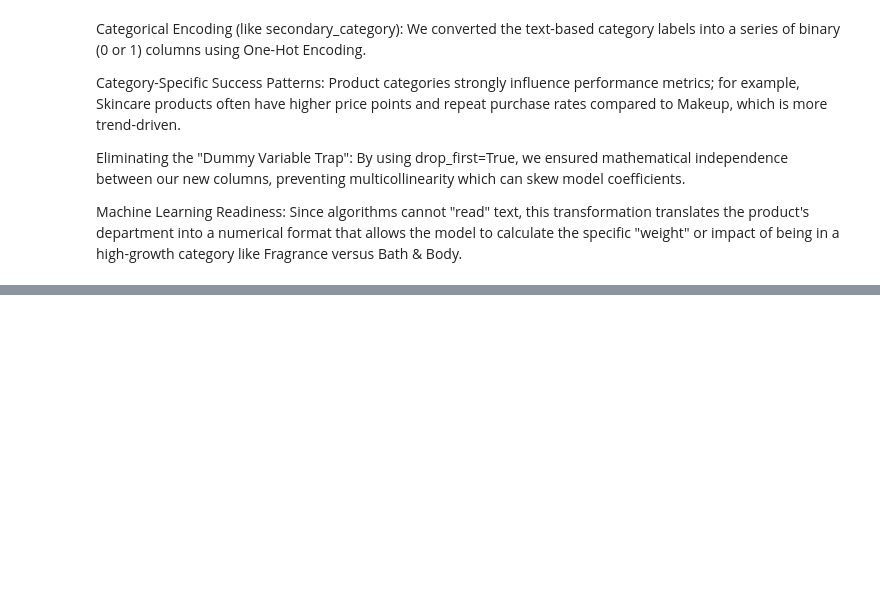
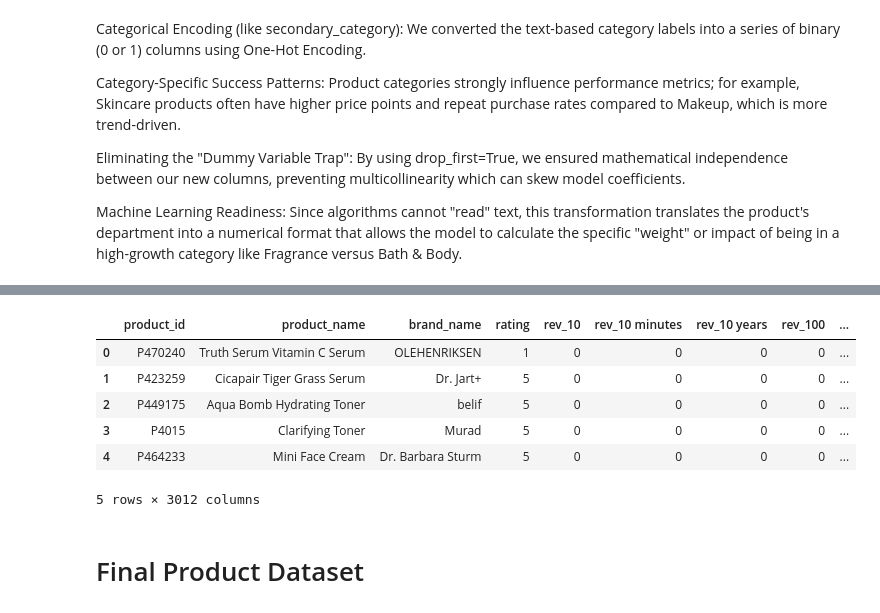
Before and after one commit to xuany823/ads508-FinalProject-Team1, a Jupyter notebook: Data Transformation and Engineering.ipynb, the cells around one changed output, grey strips where cells are left out. Saved outputs shown, nothing was run; the diff lists cells and outputs as text; code cells hidden in the pictures; blank space fills up the shorter version.

```diff
--- a/Data Transformation and Engineering.ipynb
+++ b/Data Transformation and Engineering.ipynb
@@ -578,3 +855,30 @@ Machine Learning Readiness: Since algorithms cannot "read" text, this transforma
+# %%
+sentiment_df = df_reviews_vader[
+    ['negative_score', 'neutral_score', 'positive_score', 'compound_score']
+].reset_index(drop=True)
+
+reviews_tfidf_df = pd.concat(
+    [reviews_tfidf_df.reset_index(drop=True), sentiment_df],
+    axis=1
+)
+
+scaler = StandardScaler()
+
+reviews_tfidf_df[['negative_score', 'neutral_score', 'positive_score', 'compound_score']] = scaler.fit_transform(
+    reviews_tfidf_df[['negative_score', 'neutral_score', 'positive_score', 'compound_score']]
+)
+
+reviews_tfidf_df.head()
+# %% [output]
+|  | product_id | product_name | brand_name | rating | rev_10 | rev_10 minutes | rev_10 years | rev_100 | ... |
+| 0 | P470240 | Truth Serum Vitamin C Serum | OLEHENRIKSEN | 1 | 0 | 0 | 0 | 0 | ... |
+| 1 | P423259 | Cicapair Tiger Grass Serum | Dr. Jart+ | 5 | 0 | 0 | 0 | 0 | ... |
+| 2 | P449175 | Aqua Bomb Hydrating Toner | belif | 5 | 0 | 0 | 0 | 0 | ... |
+| 3 | P4015 | Clarifying Toner | Murad | 5 | 0 | 0 | 0 | 0 | ... |
+| 4 | P464233 | Mini Face Cream | Dr. Barbara Sturm | 5 | 0 | 0 | 0 | 0 | ... |
+5 rows × 3012 columns
+# %% [markdown]
+# Final Product Dataset
 # %%
 # We drop raw text and ID columns to keep the dataframe strictly numeric/encoded
 cols_to_drop = [
```
Also changed, not shown: parts of 15 cells of this notebook.
